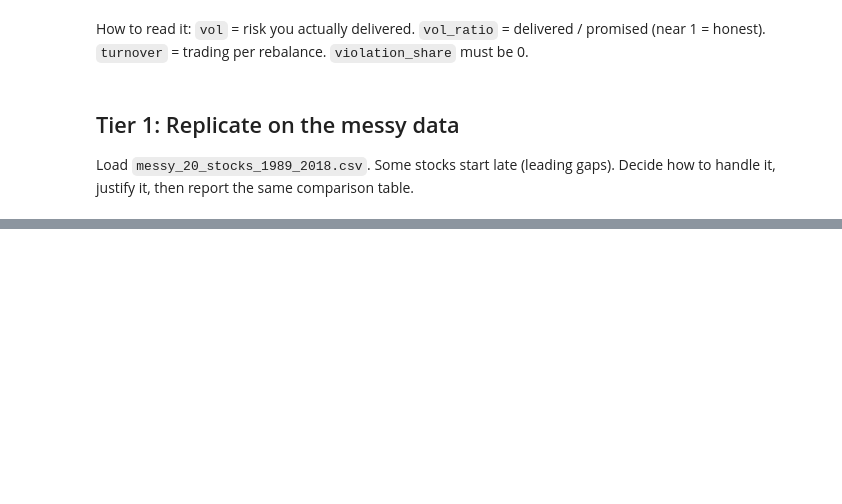
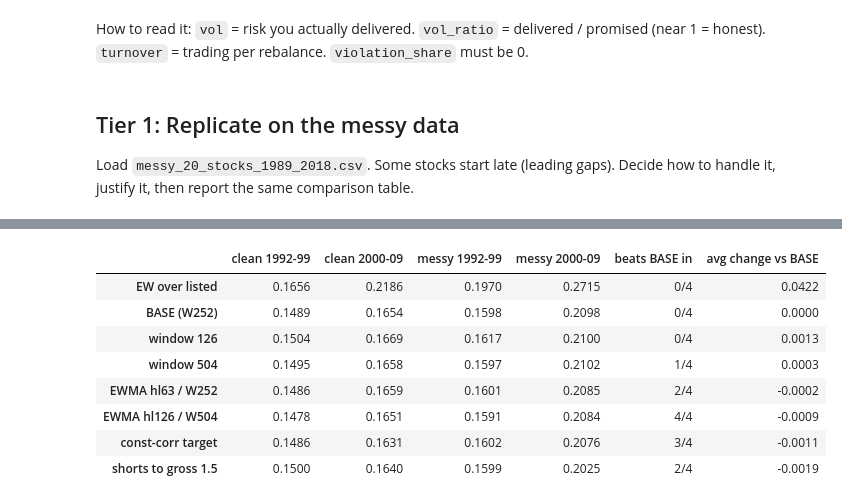
Before and after one commit to Vyom-M07/QMI_Portfolio_Project, a Jupyter notebook: QMI_Portfolio_Starter.ipynb, the cells around one changed output, grey strips where cells are left out. Cells and saved outputs as stored; diff of their text form; code cells hidden in the pictures; blank space fills up the shorter version.

```diff
--- a/QMI_Portfolio_Starter.ipynb
+++ b/QMI_Portfolio_Starter.ipynb
@@ -180,0 +259,53 @@ Finally, copy your `get_weights` into `my_strategy.py` (with its imports) and te
+# %%
+from scipy.optimize import minimize
+def min_var_long_short(S, cap=0.20, gross=1.5):
+    # w = u - v with u, v >= 0  ->  |w_i| <= cap, sum|w| <= gross become linear constraints
+    n = len(S); Ss = S / (np.trace(S) / n); z0 = np.r_[np.ones(n) / n, np.zeros(n)]
+    f = lambda z: (z[:n] - z[n:]) @ Ss @ (z[:n] - z[n:])
+    g = lambda z: np.r_[2 * Ss @ (z[:n] - z[n:]), -2 * Ss @ (z[:n] - z[n:])]
+    r = minimize(f, z0, jac=g, bounds=[(0, cap)] * (2 * n), method="SLSQP", options={"maxiter": 1000, "ftol": 1e-14},
+                 constraints=[{"type": "eq", "fun": lambda z: (z[:n] - z[n:]).sum() - 1},
+                              {"type": "ineq", "fun": lambda z: gross - z.sum()}])
+    w = r.x[:n] - r.x[n:]
+    return w / w.sum() if r.success else np.ones(n) / n
+
+def const_corr_cov(X, delta=0.5):
+    # shrink the sample covariance halfway toward 'every pair has the average correlation'
+    S = np.cov(X.T); sd = np.sqrt(np.diag(S)); n = len(S)
+    rbar = ((S / np.outer(sd, sd)).sum() - n) / (n * (n - 1))
+    F = rbar * np.outer(sd, sd); np.fill_diagonal(F, sd ** 2)
+    return (1 - delta) * S + delta * F
+
+def variant(cov="lw", opt="long", window=252, halflife=None):
+    def gw(h):
+        n = h.shape[1]; ok, dl = ms.eligible_columns(h, 252, 126, 0)
+        k = int(min(window, dl[ok].min())); X = np.nan_to_num(h.values[-k:, ok])
+        S = ms.ewma_lw_cov(X, halflife) if cov == "lw" else const_corr_cov(X)
+        w = np.zeros(n); w[ok] = ms.min_var_long_only(S, 0.20) if opt == "long" else min_var_long_short(S)
+        return w
+    return gw
+
+crets = rets   # clean data from section 1
+SCREEN = {"EW over listed": ew_listed, "BASE (W252)": BASE,
+          "window 126": variant(window=126), "window 504": variant(window=504),
+          "EWMA hl63 / W252": variant(halflife=63),
+          "EWMA hl126 / W504": variant(window=504, halflife=126),
+          "const-corr target": variant(cov="cc"), "shorts to gross 1.5": variant(opt="ls")}
+BEDS = [("clean", crets, "1992-01-01", "1999-12-31"), ("clean", crets, "2000-01-01", "2009-12-31"),
+        ("messy", mrets, "1992-01-01", "1999-12-31"), ("messy", mrets, "2000-01-01", "2009-12-31")]
+screen = pd.DataFrame({f"{d} {s[:4]}-{e[2:4]}": {k: evaluate(f, r, s, e)["vol"] for k, f in SCREEN.items()}
+                       for d, r, s, e in BEDS})
+delta = screen.sub(screen.loc["BASE (W252)"], axis=1)
+screen["beats BASE in"] = (delta < 0).sum(axis=1).astype(str) + "/4"
+screen["avg change vs BASE"] = delta.mean(axis=1)
+screen
+# %% [output]
+|  | clean 1992-99 | clean 2000-09 | messy 1992-99 | messy 2000-09 | beats BASE in | avg change vs BASE |
+| EW over listed | 0.1656 | 0.2186 | 0.1970 | 0.2715 | 0/4 | 0.0422 |
+| BASE (W252) | 0.1489 | 0.1654 | 0.1598 | 0.2098 | 0/4 | 0.0000 |
+| window 126 | 0.1504 | 0.1669 | 0.1617 | 0.2100 | 0/4 | 0.0013 |
+| window 504 | 0.1495 | 0.1658 | 0.1597 | 0.2102 | 1/4 | 0.0003 |
+| EWMA hl63 / W252 | 0.1486 | 0.1659 | 0.1601 | 0.2085 | 2/4 | -0.0002 |
+| EWMA hl126 / W504 | 0.1478 | 0.1651 | 0.1591 | 0.2084 | 4/4 | -0.0009 |
+| const-corr target | 0.1486 | 0.1631 | 0.1602 | 0.2076 | 3/4 | -0.0011 |
+| shorts to gross 1.5 | 0.1500 | 0.1640 | 0.1599 | 0.2025 | 2/4 | -0.0019 |
```
Also changed, not shown: parts of 32 cells of this notebook, 1 other file.
